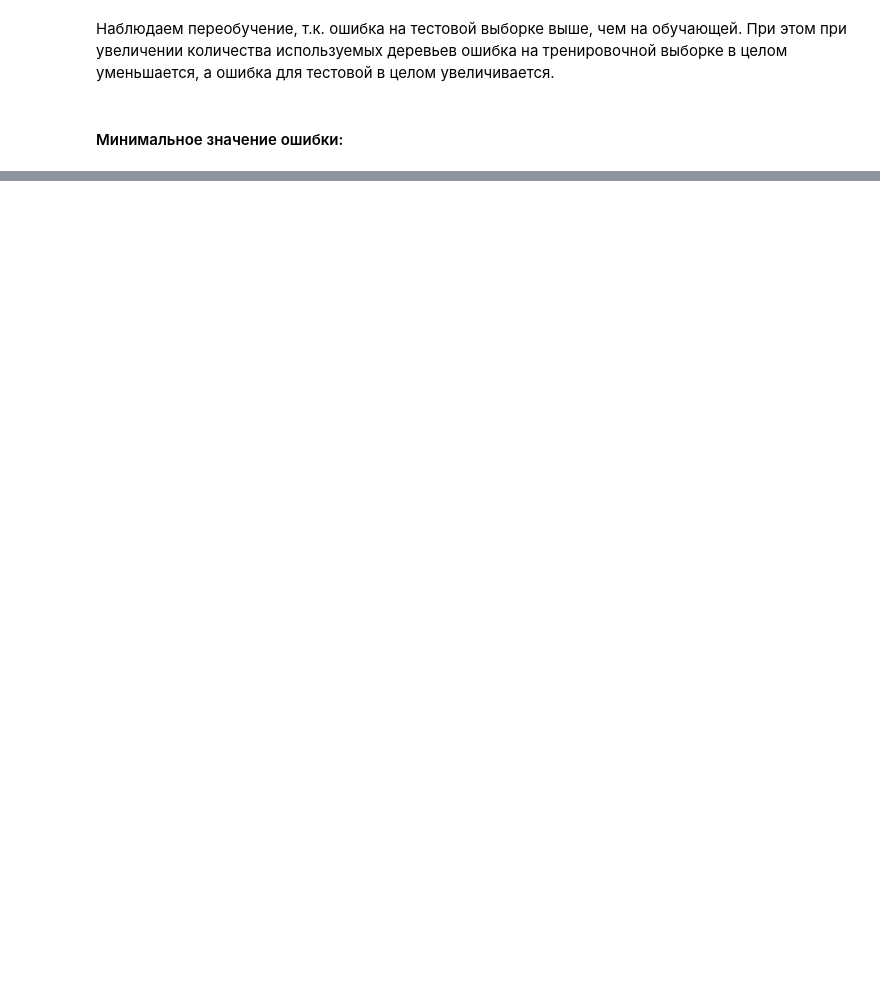
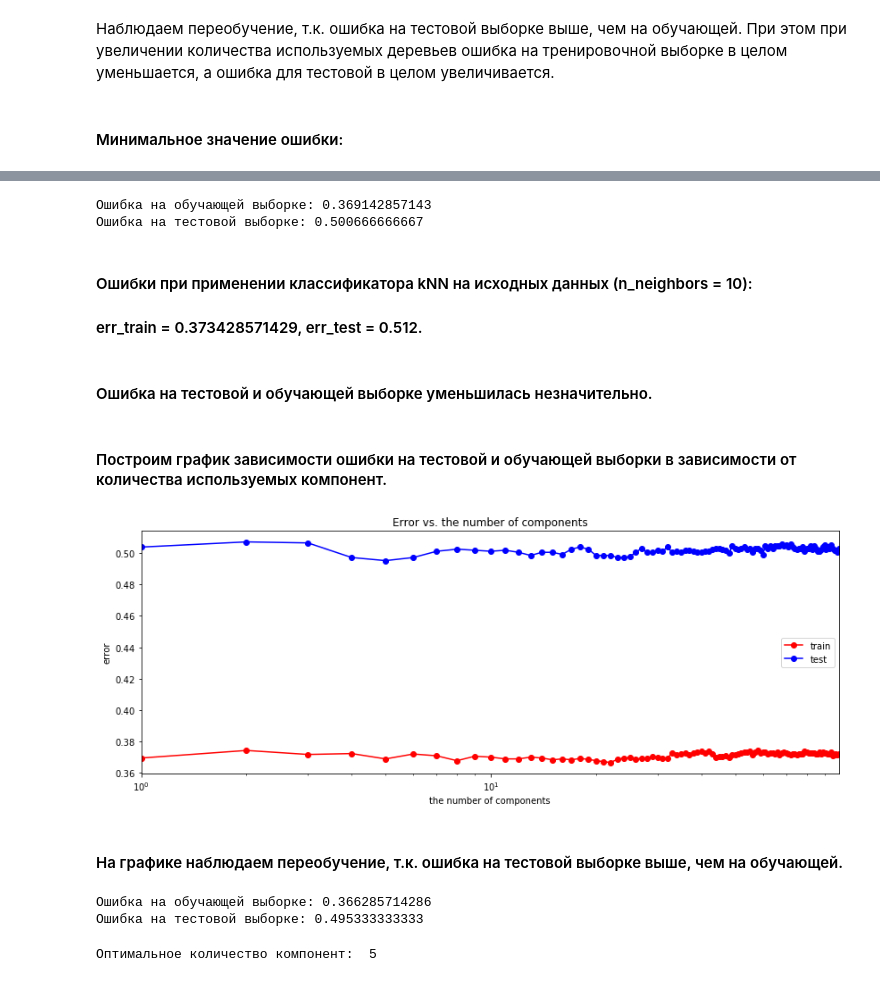
Before and after one commit to alexanderflegontov/MachineLearning, a Jupyter notebook: metal_bands.ipynb, the cells around one changed output, grey strips where cells are left out. Cells and saved outputs as stored; diff of their text form; code cells hidden in the pictures; blank space fills up the shorter version.

```diff
--- a/metal_bands.ipynb
+++ b/metal_bands.ipynb
@@ -1144,0 +1185,73 @@ print("\nМинимальная ошибка на тестовой выборк
+# %%
+# Разделяем наши данные на два независимых множества: тренировачные (70%), Тест (30%)
+from sklearn.model_selection import train_test_split
+X_train, X_test, Y_train, Y_test = train_test_split(X_PCA, Y, test_size = 0.3, random_state = 1)
+# %%
+from sklearn.neighbors import KNeighborsClassifier
+knn = KNeighborsClassifier(n_neighbors = 10)
+knn.fit(X_train, Y_train)
+
+err_train = np.mean(Y_train.astype('int') != knn.predict(X_train))
+err_test  = np.mean(Y_test.astype('int')  != knn.predict(X_test))
+
+# Ошибка на тестовой и обучающей выборке после применения метода главных компонент
+print("Ошибка на обучающей выборке:", err_train, "\nОшибка на тестовой выборке:", err_test)
+# %% [output]
+Ошибка на обучающей выборке: 0.369142857143
+Ошибка на тестовой выборке: 0.500666666667
+# %% [markdown]
+#### Ошибки при применении классификатора kNN на исходных данных (n_neighbors = 10):
+#### err_train = 0.373428571429, err_test = 0.512.
+# %% [markdown]
+#### Ошибка на тестовой и обучающей выборке уменьшилась незначительно.
+# %% [markdown]
+#### Построим график зависимости ошибки на тестовой и обучающей выборки в зависимости от количества используемых компонент.
+# %%
+train_err = []
+test_err = []
+components = np.arange(1, 100, 1)
+for num_components in components:
+    #Уменьшим размерность исходных данных методом PCA. текущее количество компонент num_components.
+    pca = PCA(n_components = num_components)
+    pca.fit(X)
+    X_PCA = pca.transform(X)
+
+    # Разделяем наши данные на два независимых множества: тренировачные (70%), Тест (30%)
+    X_PCA_train, X_PCA_test, Y_train, Y_test = train_test_split(X_PCA, Y, test_size = 0.3, random_state = 1)
+
+    # kNN классификатор (число соседей 10):
+    knn = KNeighborsClassifier(n_neighbors = 10)
+    knn.fit(X_PCA_train, Y_train)
+
+    train_err.append(np.mean(Y_train != knn.predict(X_PCA_train)))
+    test_err.append(np.mean(Y_test != knn.predict(X_PCA_test)))
+# %%
+plt.figure(figsize = (14, 5))
+
+plt.semilogx(components, train_err, 'r-o', label = 'train')
+plt.semilogx(components, test_err,  'b-o', label = 'test')
+plt.xlim([np.min(components), np.max(components)])
+
+plt.title('Error vs. the number of components')
+plt.xlabel('the number of components')
+plt.ylabel('error')
+plt.legend()
+pass
+# %% [output]
+[figure, added]
+# %% [markdown]
+#### На графике наблюдаем переобучение, т.к. ошибка на тестовой выборке выше, чем на обучающей.
+# %%
+# Минимальное значение ошибки на тестовой  и обучающей выборках
+min_train_err = np.min(train_err)
+min_test_err = np.min(test_err)
+print("Ошибка на обучающей выборке:", min_train_err, "\nОшибка на тестовой выборке:", min_test_err)
+# %% [output]
+Ошибка на обучающей выборке: 0.366285714286
+Ошибка на тестовой выборке: 0.495333333333
+# %%
+# наилучшее значение количества используемых главных компонент.
+num_opt_components = components[test_err == min_test_err]
+print("Оптимальное количество компонент: ", num_opt_components[0])
+# %% [output]
+Оптимальное количество компонент:  5
```
Also changed, not shown: parts of 22 cells of this notebook.
